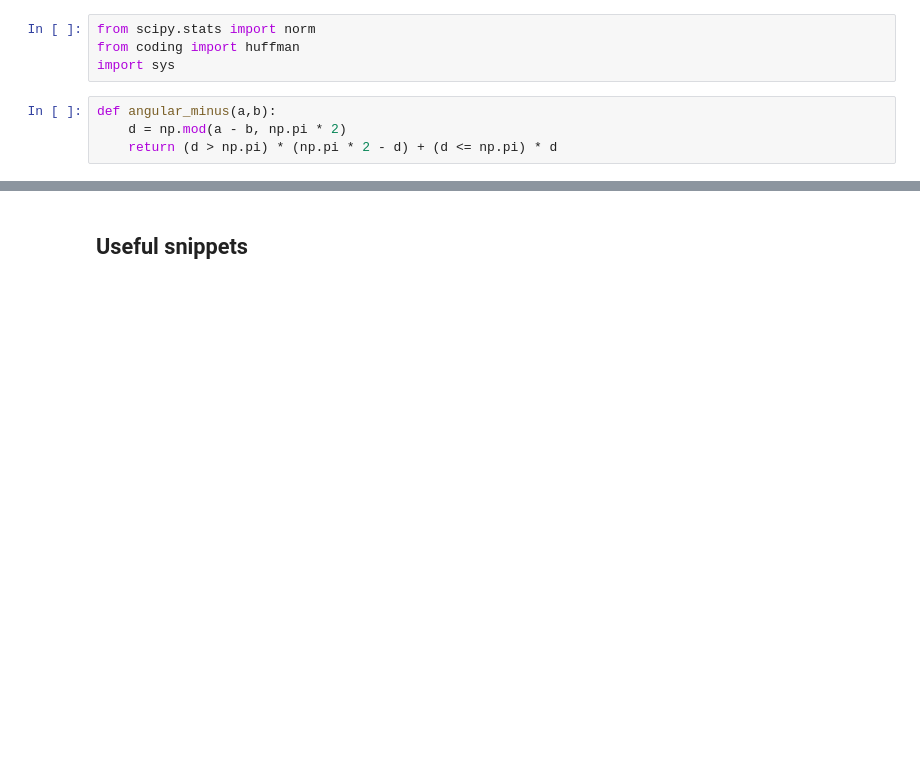
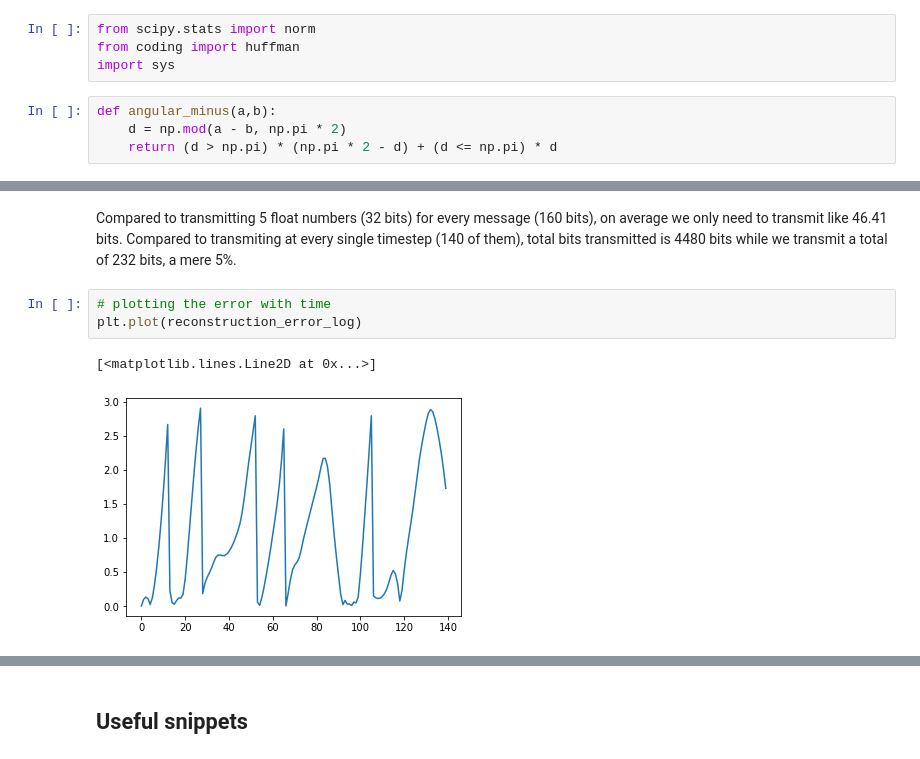
Before and after one commit to thinhhoang95/anomaly-detection-ngsim2, a Jupyter notebook: spherical_codes2.ipynb, the cells around one changed output, grey strips where cells are left out. Saved outputs shown, nothing was run; the diff lists cells and outputs as text; blank space fills up the shorter version.

```diff
--- a/spherical_codes2.ipynb
+++ b/spherical_codes2.ipynb
@@ -352,3 +398,11 @@ Mean (STD): 41.07 (+-32.77)
+# %% [markdown]
+Compared to transmitting 5 float numbers (32 bits) for every message (160 bits), on average we only need to transmit like 46.41 bits. Compared to transmiting at every single timestep (140 of them), total bits transmitted is 4480 bits while we transmit a total of 232 bits, a mere 5%.
+# %%
+# plotting the error with time
+plt.plot(reconstruction_error_log)
+# %% [output]
+[<matplotlib.lines.Line2D at 0x...>]
+[figure, added]
 # %%
 np.sum(bits_log) / ((32 * 5) * 150)
 # %% [output]
```
Also changed, not shown: parts of 17 cells of this notebook, 1 other file.
